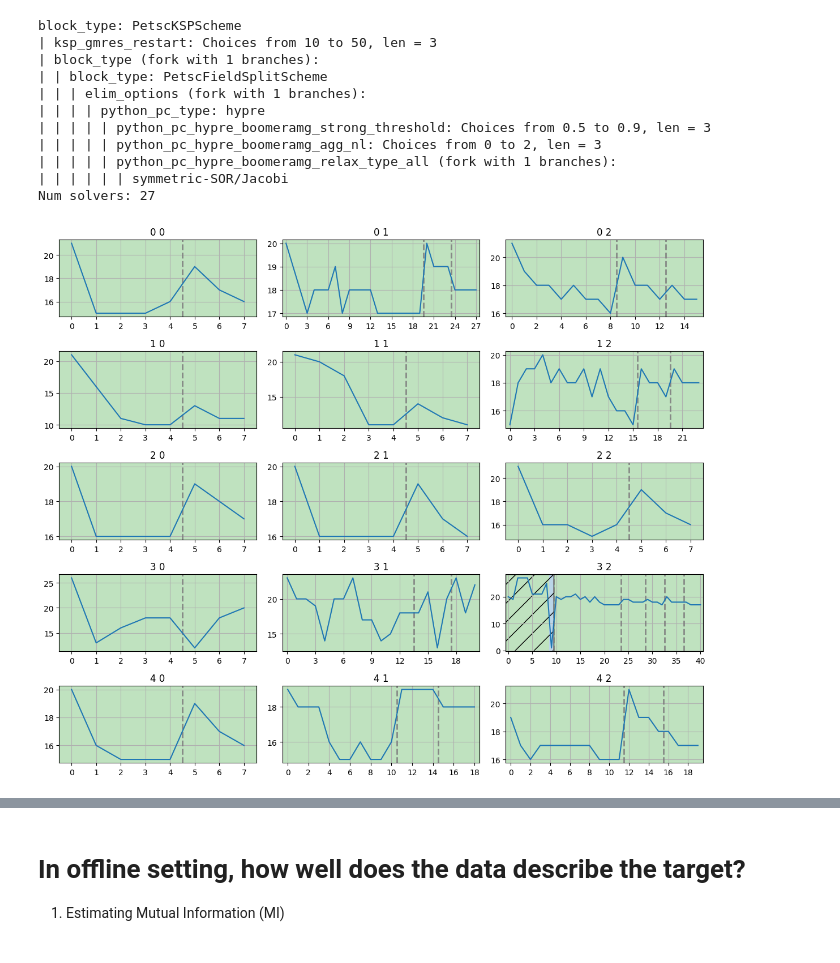
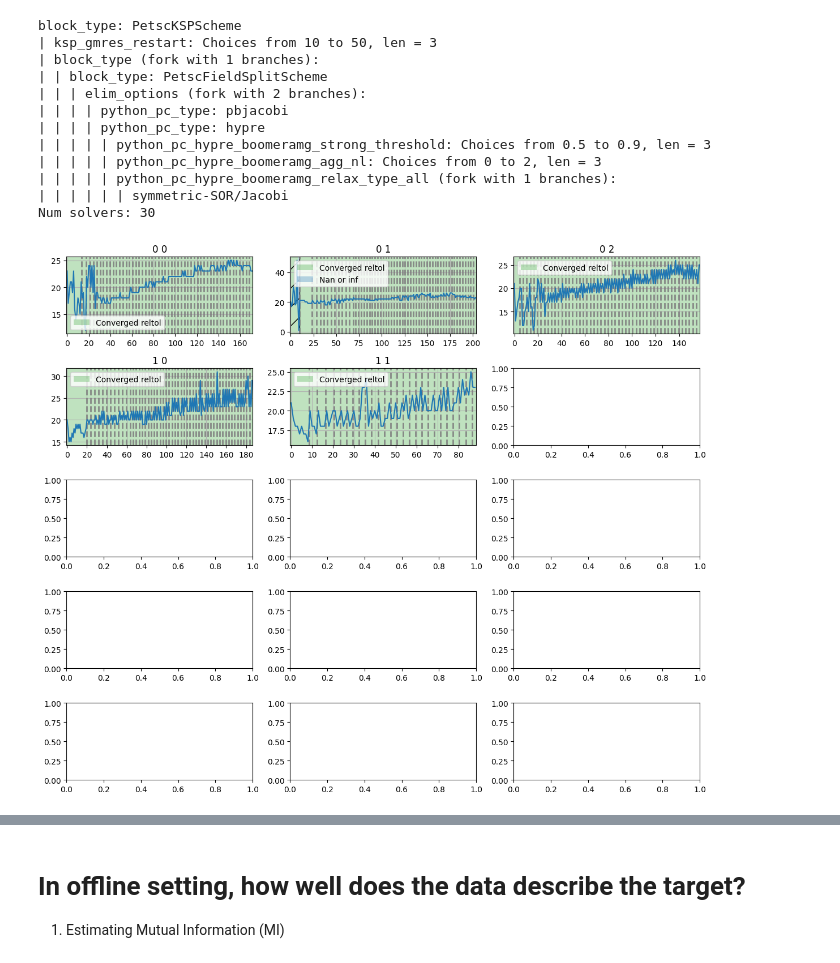
Before and after one commit to Yuriyzabegaev/FTHM-Solver, a Jupyter notebook: solver_selection_thm/spe_results.ipynb, the cells around one changed output, grey strips where cells are left out. Saved outputs shown, nothing was run; the diff lists cells and outputs as text; code cells hidden in the pictures.

```diff
--- a/solver_selection_thm/spe_results.ipynb
+++ b/solver_selection_thm/spe_results.ipynb
@@ -30,7 +30,7 @@ performance_predictor = PerformancePredictorPassiveAgressive(
     num_solvers=num_solvers,
 )
 solver_selector = SolverSelector(
-    reward_estimator=RewardEstimator(),
+    # reward_estimator=RewardEstimator(),
     solver_space=solver_space,
     performance_predictor=performance_predictor,
 )
@@ -39,13 +39,14 @@ block_type: PetscKSPScheme
 | ksp_gmres_restart: Choices from 10 to 50, len = 3
 | block_type (fork with 1 branches):
 | | block_type: PetscFieldSplitScheme
-| | | elim_options (fork with 1 branches):
+| | | elim_options (fork with 2 branches):
+| | | | python_pc_type: pbjacobi
 | | | | python_pc_type: hypre
 | | | | | python_pc_hypre_boomeramg_strong_threshold: Choices from 0.5 to 0.9, len = 3
 | | | | | python_pc_hypre_boomeramg_agg_nl: Choices from 0 to 2, len = 3
 | | | | | python_pc_hypre_boomeramg_relax_type_all (fork with 1 branches):
 | | | | | | symmetric-SOR/Jacobi
-Num solvers: 27
+Num solvers: 30
 # %%
 from itertools import count
 from copy import copy
@@ -69,9 +70,11 @@ data_simulations = []
 solver_selection_history = []
 
 np.random.seed(42)
-run_idx = 0
-np.random.shuffle(Z_SLICES)
-np.random.shuffle(X_SLICES)
+run_idx = 1
+Z_SLICES = copy(Z_SLICES)
+X_SLICES = copy(X_SLICES)
+np.random.shuffle((Z_SLICES))
+np.random.shuffle((X_SLICES))
 
 
 for z_slice in Z_SLICES:
@@ -83,35 +86,36 @@ for z_slice in Z_SLICES:
         sim_name = f"run_{run_idx}_{simulation_name(params)}"
         try:
             data = load_data(f"../stats/{sim_name}.json")
             solver_selector.history.load(f"../stats/solver_selection_history_{sim_name}.npy")
             solver_selection_history.append(copy(solver_selector.history))
             data_row.append(data)
         except FileNotFoundError:
             solver_selection_history.append(None)
             data_row.append(None)
 
 
 fig, axes = plt.subplots(
     nrows=len(Z_SLICES), ncols=len(X_SLICES), figsize=(12, 10)
 )
 for i, data_row in enumerate(data_simulations):
     for j, data in enumerate(data_row):
         if data == None:
             continue
         ax = axes[i][j]
         plt.sca(ax)
 
-        color_converged_reason(data)
+        color_converged_reason(data, legend=True)
         color_time_steps(data)
+        plt.legend()
 
         ax.plot(get_gmres_iterations(data))
         # ax.set_yscale('log')
         # print(inlet_placement, outlet_placement)
         ax.set_title(f"{i} {j}")
 
 plt.tight_layout()
 # %% [output]
-[figure, old version]
+[figure, new version]
 # %%
 from solver_selection_thm.selector import SolverSelectorHistory
 common_history = SolverSelectorHistory()
```
Also changed, not shown: parts of 25 cells of this notebook, 3 other files.
